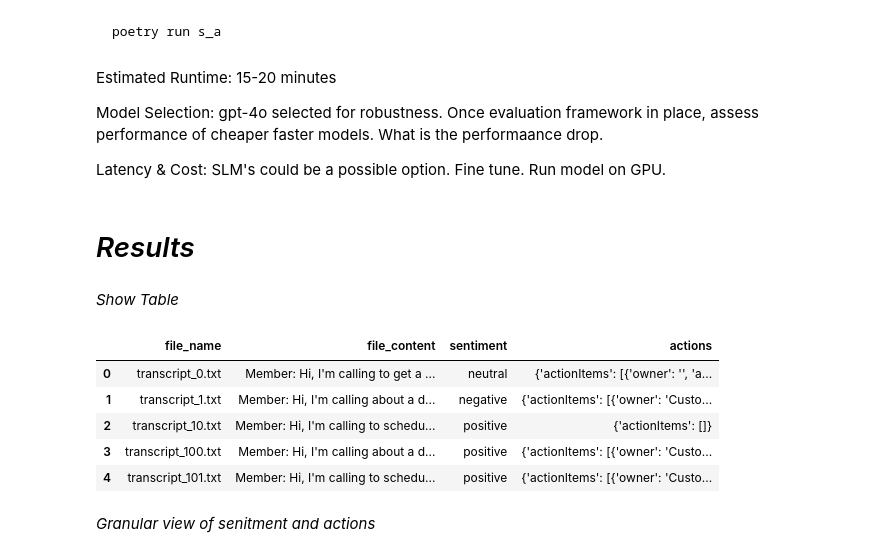
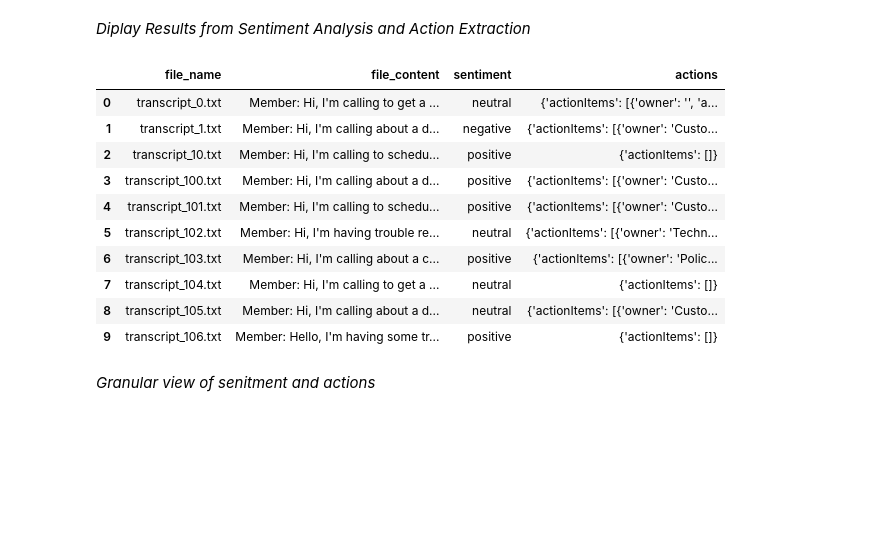
Before and after one commit to ciaran28/project_x, a Jupyter notebook: src/nb_main_sa_actions.ipynb, the cells around one changed output. Cells and saved outputs as stored; diff of their text form; code cells hidden in the pictures; blank space fills up the shorter version.

````diff
--- a/src/nb_main_sa_actions.ipynb
+++ b/src/nb_main_sa_actions.ipynb
@@ -14,29 +22,21 @@ poetry install
-# %% [markdown]
-```bash
-poetry run s_a
-```
-# %% [markdown]
-Estimated Runtime: 15-20 minutes
-
-Model Selection: gpt-4o selected for robustness. Once evaluation framework in place, assess performance of cheaper faster models. What is the performaance drop.
-
-Latency & Cost: SLM's could be a possible option. Fine tune. Run model on GPU.
-# %% [markdown]
-# *Results*
-# %% [markdown]
-*Show Table*
+# %% [markdown]
+*Diplay Results from Sentiment Analysis and Action Extraction*
 # %%
 from deltalake import DeltaTable
-
 df_delta = DeltaTable('./../data/sentiment_analysis/delta').to_pandas()
-df_delta.head(5)
+df_delta.head(10)
 # %% [output]
 |  | file_name | file_content | sentiment | actions |
 | 0 | transcript_0.txt | Member: Hi, I'm calling to get a ... | neutral | {'actionItems': [{'owner': '', 'a... |
 | 1 | transcript_1.txt | Member: Hi, I'm calling about a d... | negative | {'actionItems': [{'owner': 'Custo... |
 | 2 | transcript_10.txt | Member: Hi, I'm calling to schedu... | positive | {'actionItems': []} |
 | 3 | transcript_100.txt | Member: Hi, I'm calling about a d... | positive | {'actionItems': [{'owner': 'Custo... |
 | 4 | transcript_101.txt | Member: Hi, I'm calling to schedu... | positive | {'actionItems': [{'owner': 'Custo... |
+| 5 | transcript_102.txt | Member: Hi, I'm having trouble re... | neutral | {'actionItems': [{'owner': 'Techn... |
+| 6 | transcript_103.txt | Member: Hi, I'm calling about a c... | positive | {'actionItems': [{'owner': 'Polic... |
+| 7 | transcript_104.txt | Member: Hi, I'm calling to get a ... | neutral | {'actionItems': []} |
+| 8 | transcript_105.txt | Member: Hi, I'm calling about a d... | neutral | {'actionItems': [{'owner': 'Custo... |
+| 9 | transcript_106.txt | Member: Hello, I'm having some tr... | positive | {'actionItems': []} |
 # %% [markdown]
 *Granular view of senitment and actions*
 # %%
````
Also changed, not shown: parts of 9 cells of this notebook, 9 other files.
